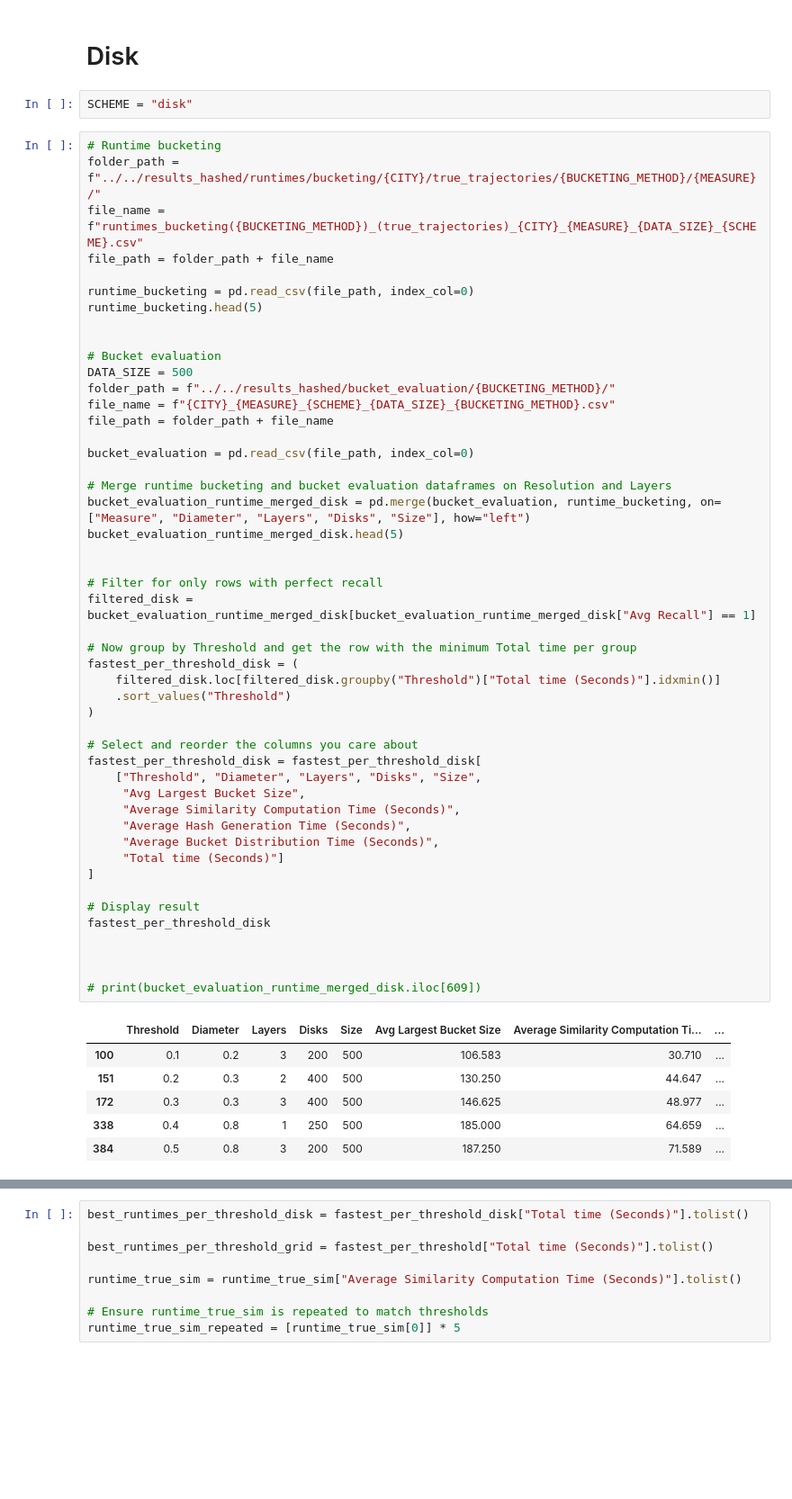
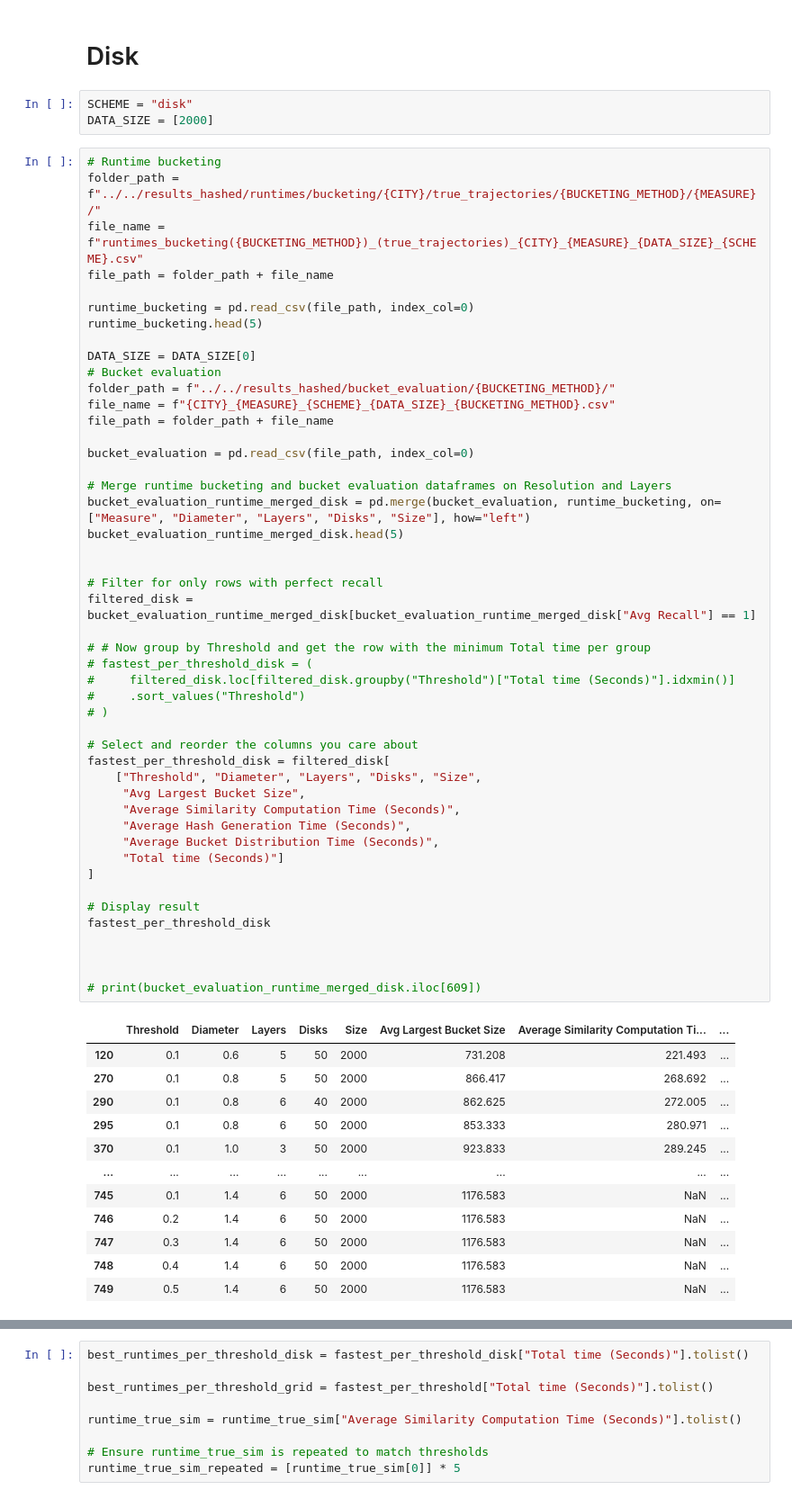
Before and after one commit to eivindmidtbo/masteroppgave, a Jupyter notebook: result_analysis/bucketing_vs_true_sim/bucketing_vs_truesim.ipynb, the cells around one changed output, grey strips where cells are left out. Shown: that part at 90% size. Cells and saved outputs as stored; diff of their text form; blank space fills up the shorter version.

```diff
--- a/result_analysis/bucketing_vs_true_sim/bucketing_vs_truesim.ipynb
+++ b/result_analysis/bucketing_vs_true_sim/bucketing_vs_truesim.ipynb
@@ -115,6 +109,7 @@ fastest_per_threshold
 # Disk
 # %%
 SCHEME = "disk"
+DATA_SIZE = [2000]
 # %%
 # Runtime bucketing
 folder_path = f"../../results_hashed/runtimes/bucketing/{CITY}/true_trajectories/{BUCKETING_METHOD}/{MEASURE}/"
@@ -124,49 +119,54 @@ file_path = folder_path + file_name
 runtime_bucketing = pd.read_csv(file_path, index_col=0)
 runtime_bucketing.head(5)
 
-
+DATA_SIZE = DATA_SIZE[0]
 # Bucket evaluation
-DATA_SIZE = 500
 folder_path = f"../../results_hashed/bucket_evaluation/{BUCKETING_METHOD}/"
 file_name = f"{CITY}_{MEASURE}_{SCHEME}_{DATA_SIZE}_{BUCKETING_METHOD}.csv"
 file_path = folder_path + file_name
 
 bucket_evaluation = pd.read_csv(file_path, index_col=0)
 
 # Merge runtime bucketing and bucket evaluation dataframes on Resolution and Layers
 bucket_evaluation_runtime_merged_disk = pd.merge(bucket_evaluation, runtime_bucketing, on=["Measure", "Diameter", "Layers", "Disks", "Size"], how="left")
 bucket_evaluation_runtime_merged_disk.head(5)
 
 
 # Filter for only rows with perfect recall
 filtered_disk = bucket_evaluation_runtime_merged_disk[bucket_evaluation_runtime_merged_disk["Avg Recall"] == 1]
 
-# Now group by Threshold and get the row with the minimum Total time per group
-fastest_per_threshold_disk = (
-    filtered_disk.loc[filtered_disk.groupby("Threshold")["Total time (Seconds)"].idxmin()]
-    .sort_values("Threshold")
-)
+# # Now group by Threshold and get the row with the minimum Total time per group
+# fastest_per_threshold_disk = (
+#     filtered_disk.loc[filtered_disk.groupby("Threshold")["Total time (Seconds)"].idxmin()]
+#     .sort_values("Threshold")
+# )
 
 # Select and reorder the columns you care about
-fastest_per_threshold_disk = fastest_per_threshold_disk[
+fastest_per_threshold_disk = filtered_disk[
     ["Threshold", "Diameter", "Layers", "Disks", "Size",
      "Avg Largest Bucket Size",
      "Average Similarity Computation Time (Seconds)",
      "Average Hash Generation Time (Seconds)",
      "Average Bucket Distribution Time (Seconds)",
      "Total time (Seconds)"]
 ]
 
 # Display result
 fastest_per_threshold_disk
 
 
 
 # print(bucket_evaluation_runtime_merged_disk.iloc[609])
 # %% [output]
 |  | Threshold | Diameter | Layers | Disks | Size | Avg Largest Bucket Size | Average Similarity Computation Ti... | ... |
-| 100 | 0.1 | 0.2 | 3 | 200 | 500 | 106.583 | 30.710 | ... |
-| 151 | 0.2 | 0.3 | 2 | 400 | 500 | 130.250 | 44.647 | ... |
-| 172 | 0.3 | 0.3 | 3 | 400 | 500 | 146.625 | 48.977 | ... |
-| 338 | 0.4 | 0.8 | 1 | 250 | 500 | 185.000 | 64.659 | ... |
-| 384 | 0.5 | 0.8 | 3 | 200 | 500 | 187.250 | 71.589 | ... |
+| 120 | 0.1 | 0.6 | 5 | 50 | 2000 | 731.208 | 221.493 | ... |
+| 270 | 0.1 | 0.8 | 5 | 50 | 2000 | 866.417 | 268.692 | ... |
+| 290 | 0.1 | 0.8 | 6 | 40 | 2000 | 862.625 | 272.005 | ... |
+| 295 | 0.1 | 0.8 | 6 | 50 | 2000 | 853.333 | 280.971 | ... |
+| 370 | 0.1 | 1.0 | 3 | 50 | 2000 | 923.833 | 289.245 | ... |
+| ... | ... | ... | ... | ... | ... | ... | ... | ... |
+| 745 | 0.1 | 1.4 | 6 | 50 | 2000 | 1176.583 | NaN | ... |
+| 746 | 0.2 | 1.4 | 6 | 50 | 2000 | 1176.583 | NaN | ... |
+| 747 | 0.3 | 1.4 | 6 | 50 | 2000 | 1176.583 | NaN | ... |
+| 748 | 0.4 | 1.4 | 6 | 50 | 2000 | 1176.583 | NaN | ... |
+| 749 | 0.5 | 1.4 | 6 | 50 | 2000 | 1176.583 | NaN | ... |
```
Also changed, not shown: parts of 6 cells of this notebook, 8 other files.
